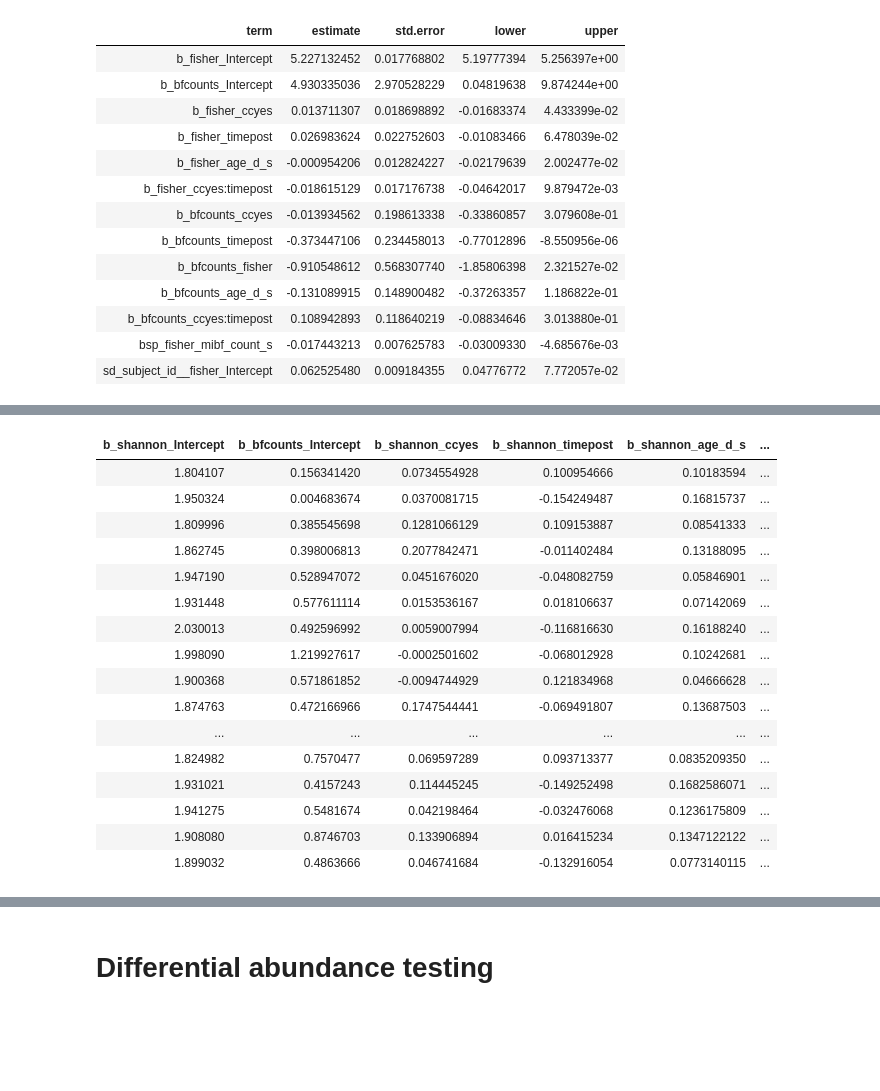
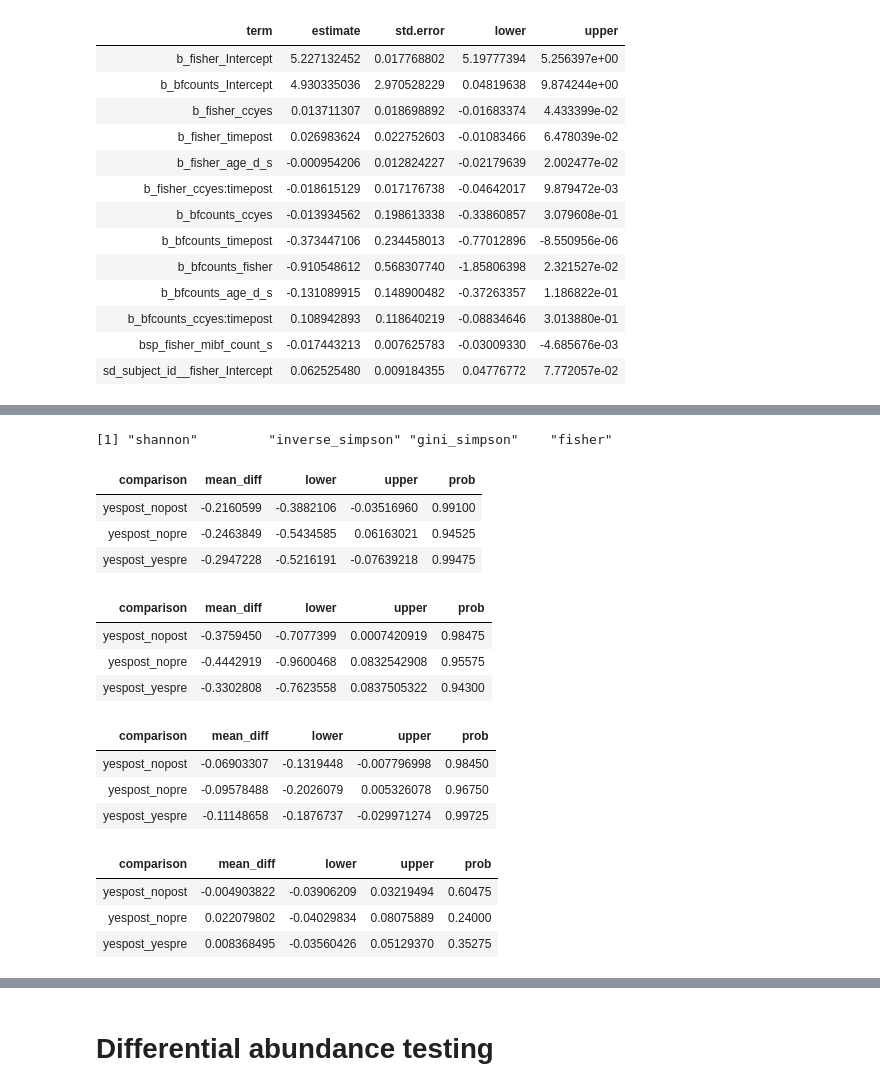
Before and after one commit to HenrikEckermann/bibo, a Jupyter notebook: notebooks/childcare_article_analyses.ipynb, the cells around one changed output, grey strips where cells are left out. Cells and saved outputs as stored; diff of their text form; code cells hidden in the pictures; blank space fills up the shorter version.

```diff
--- a/notebooks/childcare_article_analyses.ipynb
+++ b/notebooks/childcare_article_analyses.ipynb
@@ -479,20 +474,0 @@ ggplot(meta, aes(cc, shannon)) +
-# %%
-posterior_samples(div_models_skew_mi[[1]])
-# %% [output]
-| b_shannon_Intercept | b_bfcounts_Intercept | b_shannon_ccyes | b_shannon_timepost | b_shannon_age_d_s | ... |
-| 1.804107 | 0.156341420 | 0.0734554928 | 0.100954666 | 0.10183594 | ... |
-| 1.950324 | 0.004683674 | 0.0370081715 | -0.154249487 | 0.16815737 | ... |
-| 1.809996 | 0.385545698 | 0.1281066129 | 0.109153887 | 0.08541333 | ... |
-| 1.862745 | 0.398006813 | 0.2077842471 | -0.011402484 | 0.13188095 | ... |
-| 1.947190 | 0.528947072 | 0.0451676020 | -0.048082759 | 0.05846901 | ... |
-| 1.931448 | 0.577611114 | 0.0153536167 | 0.018106637 | 0.07142069 | ... |
-| 2.030013 | 0.492596992 | 0.0059007994 | -0.116816630 | 0.16188240 | ... |
-| 1.998090 | 1.219927617 | -0.0002501602 | -0.068012928 | 0.10242681 | ... |
-| 1.900368 | 0.571861852 | -0.0094744929 | 0.121834968 | 0.04666628 | ... |
-| 1.874763 | 0.472166966 | 0.1747544441 | -0.069491807 | 0.13687503 | ... |
-| ... | ... | ... | ... | ... | ... |
-| 1.824982 | 0.7570477 | 0.069597289 | 0.093713377 | 0.0835209350 | ... |
-| 1.931021 | 0.4157243 | 0.114445245 | -0.149252498 | 0.1682586071 | ... |
-| 1.941275 | 0.5481674 | 0.042198464 | -0.032476068 | 0.1236175809 | ... |
-| 1.908080 | 0.8746703 | 0.133906894 | 0.016415234 | 0.1347122122 | ... |
-| 1.899032 | 0.4863666 | 0.046741684 | -0.132916054 | 0.0773140115 | ... |
@@ -498,0 +521,38 @@ posterior_samples(div_models_skew_mi[[1]])
+# %%
+diversity_index
+lapply(1:length(diversity_index), function(x) {
+    df <- calc_treatment_effect(div_models_skew_mi[[x]], diversity_index[x], summarise = F)
+    df <- df %>%
+        mutate(
+            yespost_yespre = yes_post - yes_pre,
+            yespost_nopre = yes_post - no_pre,
+            yespost_nopost = yes_post - no_post) %>%
+        select(yespost_yespre, yespost_nopre, yespost_nopost) %>%
+        gather(comparison, value) %>%
+        group_by(comparison) %>%
+        do(data.frame(
+            mean_diff = mean(.$value),
+            lower = hpdi(.$value)[1],
+            upper = hpdi(.$value)[2],
+            prob = mean(.$value < 0)
+        ))
+    df
+})
+# %% [output]
+[1] "shannon"         "inverse_simpson" "gini_simpson"    "fisher"
+| comparison | mean_diff | lower | upper | prob |
+| yespost_nopost | -0.2160599 | -0.3882106 | -0.03516960 | 0.99100 |
+| yespost_nopre | -0.2463849 | -0.5434585 | 0.06163021 | 0.94525 |
+| yespost_yespre | -0.2947228 | -0.5216191 | -0.07639218 | 0.99475 |
+| comparison | mean_diff | lower | upper | prob |
+| yespost_nopost | -0.3759450 | -0.7077399 | 0.0007420919 | 0.98475 |
+| yespost_nopre | -0.4442919 | -0.9600468 | 0.0832542908 | 0.95575 |
+| yespost_yespre | -0.3302808 | -0.7623558 | 0.0837505322 | 0.94300 |
+| comparison | mean_diff | lower | upper | prob |
+| yespost_nopost | -0.06903307 | -0.1319448 | -0.007796998 | 0.98450 |
+| yespost_nopre | -0.09578488 | -0.2026079 | 0.005326078 | 0.96750 |
+| yespost_yespre | -0.11148658 | -0.1876737 | -0.029971274 | 0.99725 |
+| comparison | mean_diff | lower | upper | prob |
+| yespost_nopost | -0.004903822 | -0.03906209 | 0.03219494 | 0.60475 |
+| yespost_nopre | 0.022079802 | -0.04029834 | 0.08075889 | 0.24000 |
+| yespost_yespre | 0.008368495 | -0.03560426 | 0.05129370 | 0.35275 |
```
Also changed, not shown: parts of 8 cells of this notebook, 1 other file.
